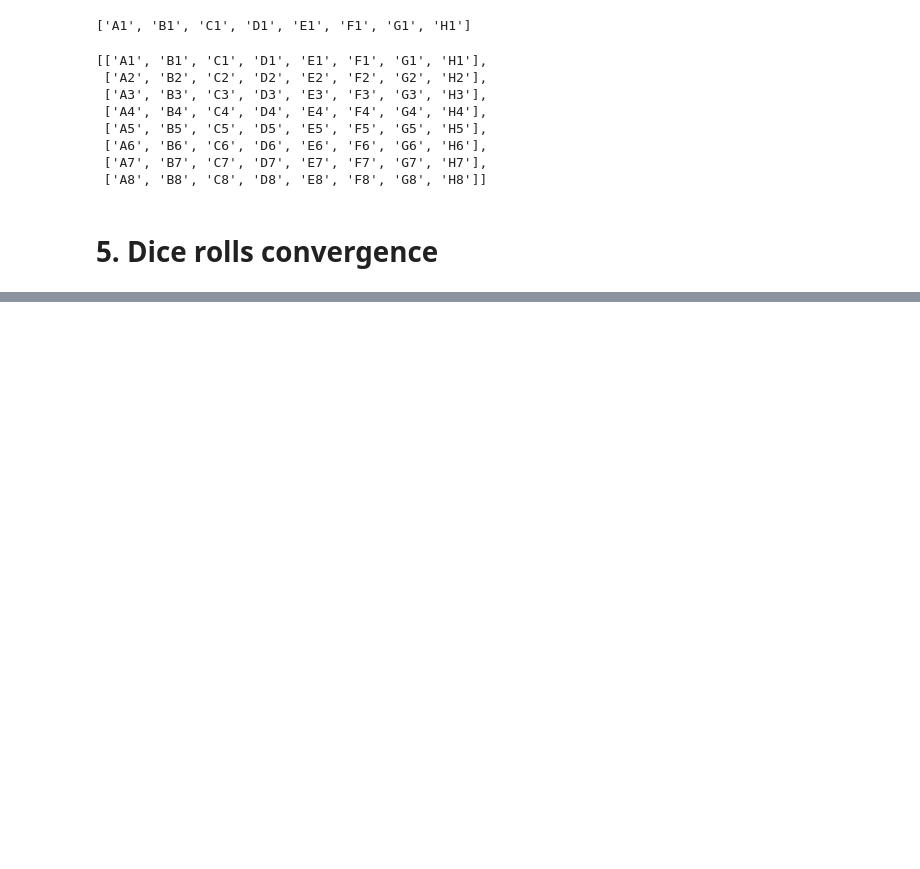
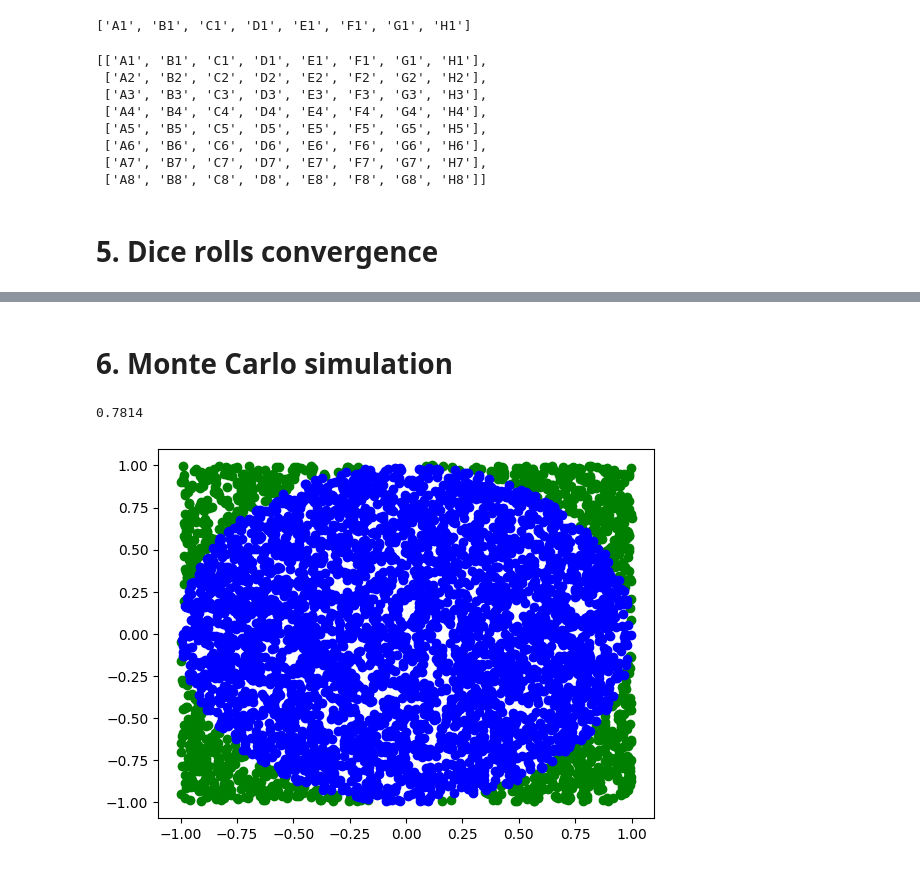
Before and after one commit to jvesand/python-johan-sandberg, a Jupyter notebook: Exercises/04-list-exercises.ipynb, the cells around one changed output, grey strips where cells are left out. Drawn from its saved outputs; the diff is of its cells as text; code cells hidden in the pictures; blank space fills up the shorter version.

```diff
--- a/Exercises/04-list-exercises.ipynb
+++ b/Exercises/04-list-exercises.ipynb
@@ -77,0 +140,29 @@ coords2
+# %% [markdown]
+# 6. Monte Carlo simulation
+# %%
+import random as rnd
+import math
+import matplotlib.pylab as plt
+
+x_list = [rnd.uniform(-1,1) for _ in range(5000)]
+y_list = [rnd.uniform(-1,1) for _ in range(5000)]
+outer_points, inner_points = [], []
+
+for i in range(len(x_list)):
+    distance = math.sqrt(x_list[i]**2 + y_list[i]**2)
+    if distance > 1:
+        # plt.plot(x_list[i], y_list[i], "o", color='green')
+        outer_points.append([x_list[i], y_list[i]])
+    else:
+        # plt.plot(x_list[i], y_list[i], "o", color='blue')
+        inner_points.append([x_list[i], y_list[i]])
+
+# only way to use the list of tuples?
+plt.plot([i[0] for i in outer_points], [i[1] for i in outer_points], "o", color = 'green')
+plt.plot([i[0] for i in inner_points], [i[1] for i in inner_points], "o", color = 'blue')
+
+# area square / area circle
+len(inner_points)/len(outer_points + inner_points)
+# %% [output]
+0.7814
+[figure, added]
```
Also changed, not shown: parts of 3 cells of this notebook.
